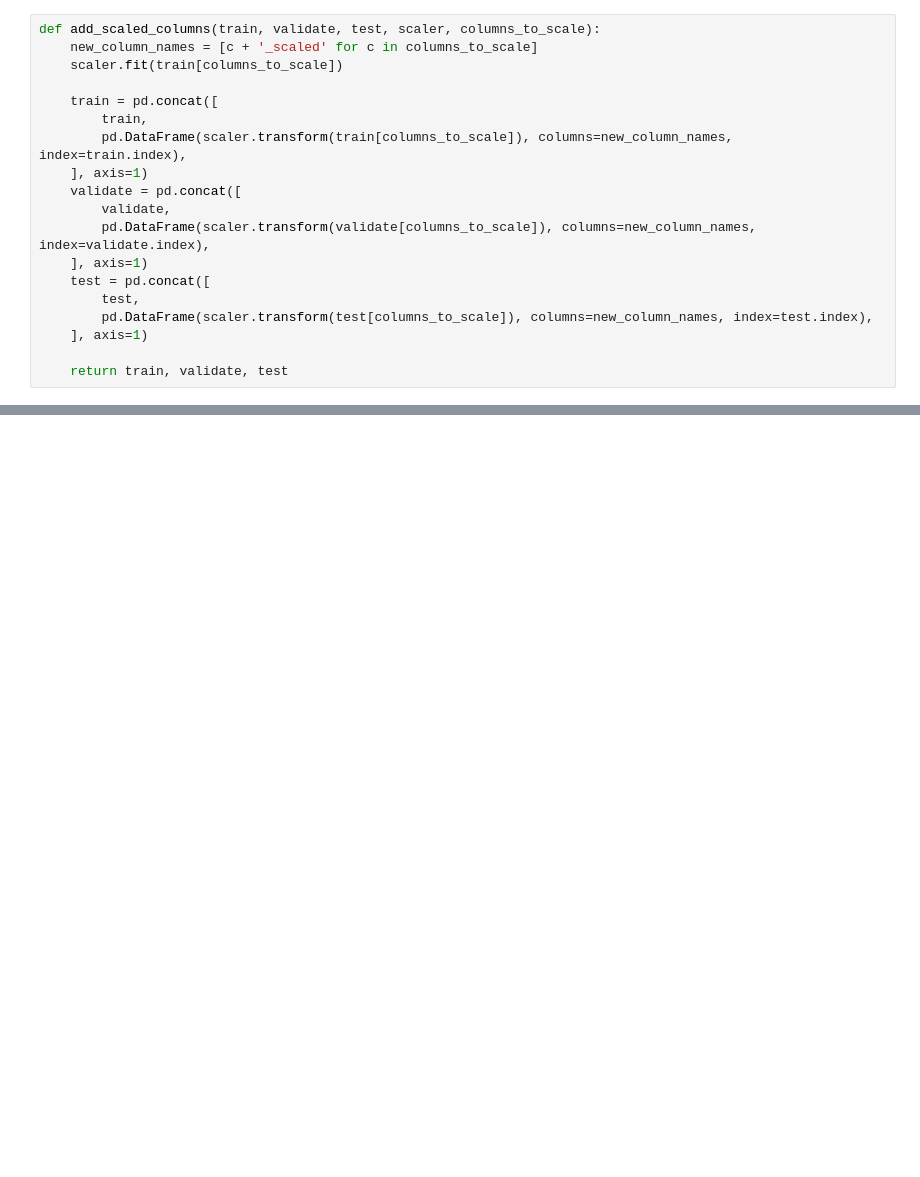
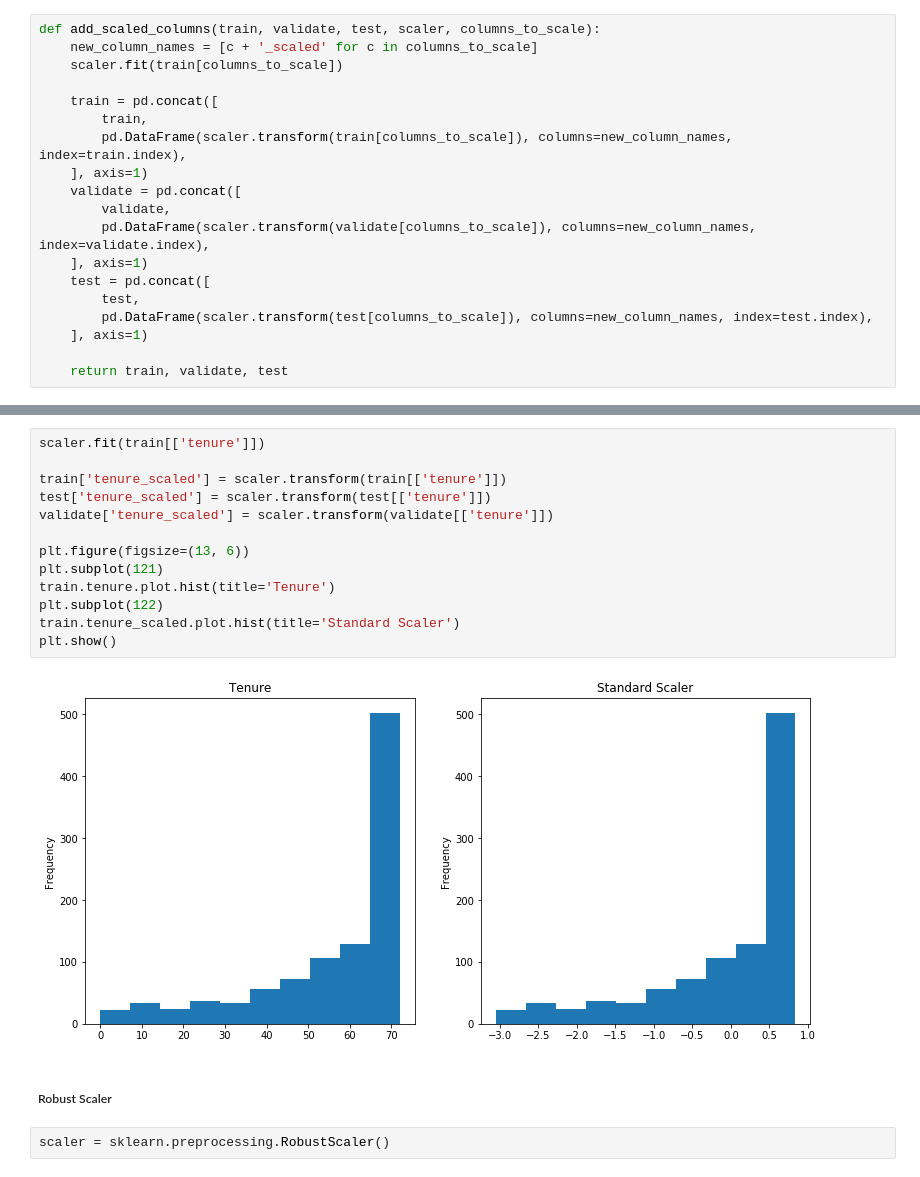
Before and after one commit to gilbert-noriega-ii/regression-exercises, a Jupyter notebook: scaling.ipynb, the cells around one changed output, grey strips where cells are left out. Saved outputs shown, nothing was run; the diff lists cells and outputs as text; blank space fills up the shorter version.

```diff
--- a/scaling.ipynb
+++ b/scaling.ipynb
@@ -249,0 +312,19 @@ def add_scaled_columns(train, validate, test, scaler, columns_to_scale):
+# %%
+scaler.fit(train[['tenure']])
+
+train['tenure_scaled'] = scaler.transform(train[['tenure']])
+test['tenure_scaled'] = scaler.transform(test[['tenure']])
+validate['tenure_scaled'] = scaler.transform(validate[['tenure']])
+
+plt.figure(figsize=(13, 6))
+plt.subplot(121)
+train.tenure.plot.hist(title='Tenure')
+plt.subplot(122)
+train.tenure_scaled.plot.hist(title='Standard Scaler')
+plt.show()
+# %% [output]
+[figure, added]
+# %% [markdown]
+##### Robust Scaler
+# %%
+scaler = sklearn.preprocessing.RobustScaler()
```
Also changed, not shown: parts of 14 cells of this notebook.
